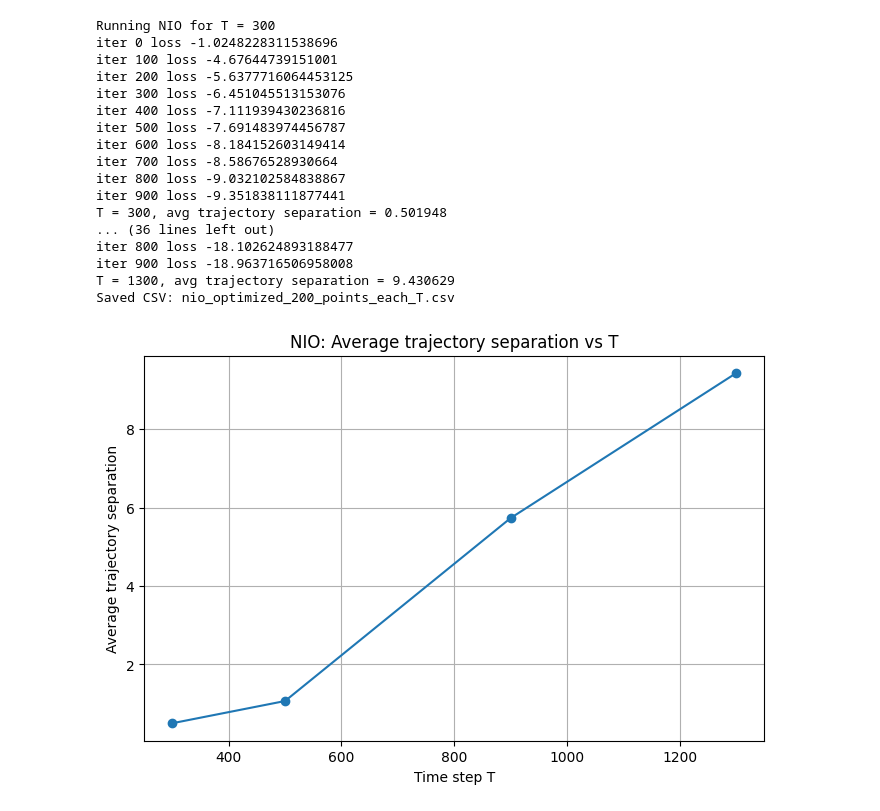
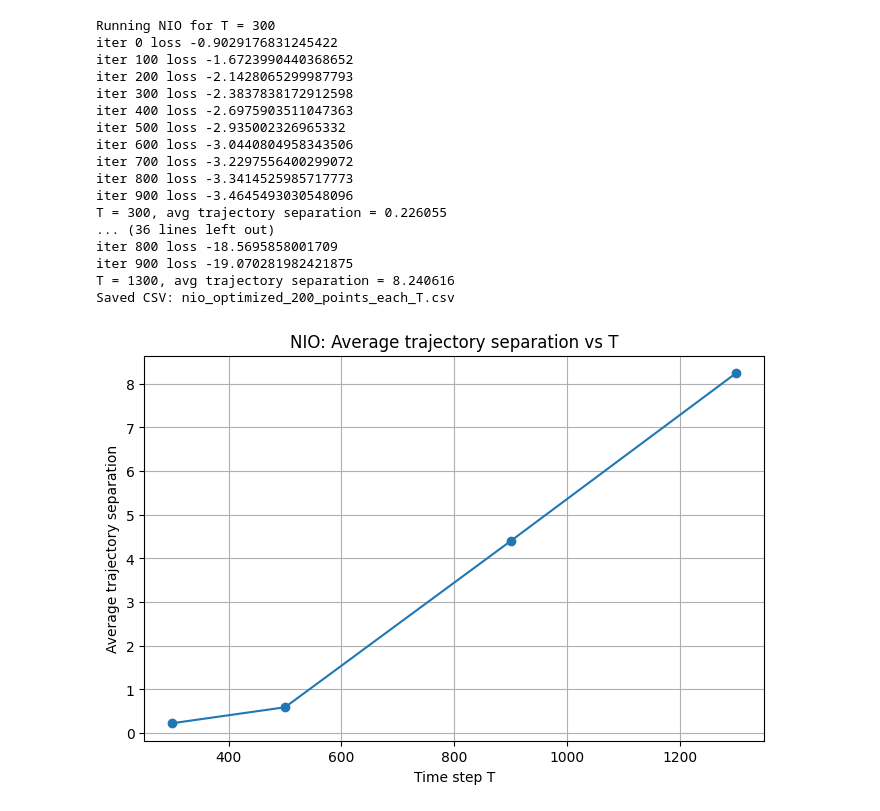
Before and after one commit to rcalix1/AIandDynamicSystems, a Jupyter notebook: DynamicSystems/casimir/ReviewerComments/LastTimestep/NIO_june18th_MAX.ipynb, the cells around one changed output. Drawn from its saved outputs; the diff is of its cells as text; code cells hidden in the pictures.

```diff
--- a/DynamicSystems/casimir/ReviewerComments/LastTimestep/NIO_june18th_MAX.ipynb
+++ b/DynamicSystems/casimir/ReviewerComments/LastTimestep/NIO_june18th_MAX.ipynb
@@ -86,7 +96,7 @@ for Time_steps in T_list:
     initial_input = torch.randn(N, 3, device=device)
 
     z_init = initial_input.clone().detach().requires_grad_(True)
-    optimizer = optim.Adam([z_init], lr=0.005)
+    optimizer = optim.Adam([z_init], lr=0.05)
 
     # -----------------------------------
     # NIO optimization for this T
@@ -167,45 +177,45 @@ for Time_steps in T_list:
         final_sep = torch.norm(final_trajA - final_trajB, dim=2)   # [Time_steps, N,3]
 
         # average over all time steps and all 200 optimized points
         avg_sep = final_sep.mean().item()
         avg_sep_list.append(avg_sep)
 
         print(f"T = {Time_steps}, avg trajectory separation = {avg_sep:.6f}")
 
 # -----------------------------------
 # save optimized points to CSV
 # -----------------------------------
 optimized_points_df = pd.DataFrame(optimized_points_rows)
 optimized_points_df.to_csv("nio_optimized_200_max.csv", index=False) # saving the file
 
 print("Saved CSV: nio_optimized_200_points_each_T.csv")
 
 # -----------------------------------
 # plot graph
 # -----------------------------------
 plt.figure(figsize=(8, 5))
 plt.plot(T_list, avg_sep_list, marker='o')
 plt.xlabel("Time step T")
 plt.ylabel("Average trajectory separation")
 plt.title("NIO: Average trajectory separation vs T")
 plt.grid(True)
 plt.show()
 # %% [output]
 Running NIO for T = 300
-iter 0 loss -1.0248228311538696
-iter 100 loss -4.67644739151001
-iter 200 loss -5.6377716064453125
-iter 300 loss -6.451045513153076
-iter 400 loss -7.111939430236816
-iter 500 loss -7.691483974456787
-iter 600 loss -8.184152603149414
-iter 700 loss -8.58676528930664
-iter 800 loss -9.032102584838867
-iter 900 loss -9.351838111877441
-T = 300, avg trajectory separation = 0.501948
+iter 0 loss -0.9029176831245422
+iter 100 loss -1.6723990440368652
+iter 200 loss -2.1428065299987793
+iter 300 loss -2.3837838172912598
+iter 400 loss -2.6975903511047363
+iter 500 loss -2.935002326965332
+iter 600 loss -3.0440804958343506
+iter 700 loss -3.2297556400299072
+iter 800 loss -3.3414525985717773
+iter 900 loss -3.4645493030548096
+T = 300, avg trajectory separation = 0.226055
 ... (36 lines left out)
-iter 800 loss -18.102624893188477
-iter 900 loss -18.963716506958008
-T = 1300, avg trajectory separation = 9.430629
+iter 800 loss -18.5695858001709
+iter 900 loss -19.070281982421875
+T = 1300, avg trajectory separation = 8.240616
 Saved CSV: nio_optimized_200_points_each_T.csv
-[figure, old version]
+[figure, new version]
```
Also changed, not shown: parts of 2 cells of this notebook, 1 other file.
